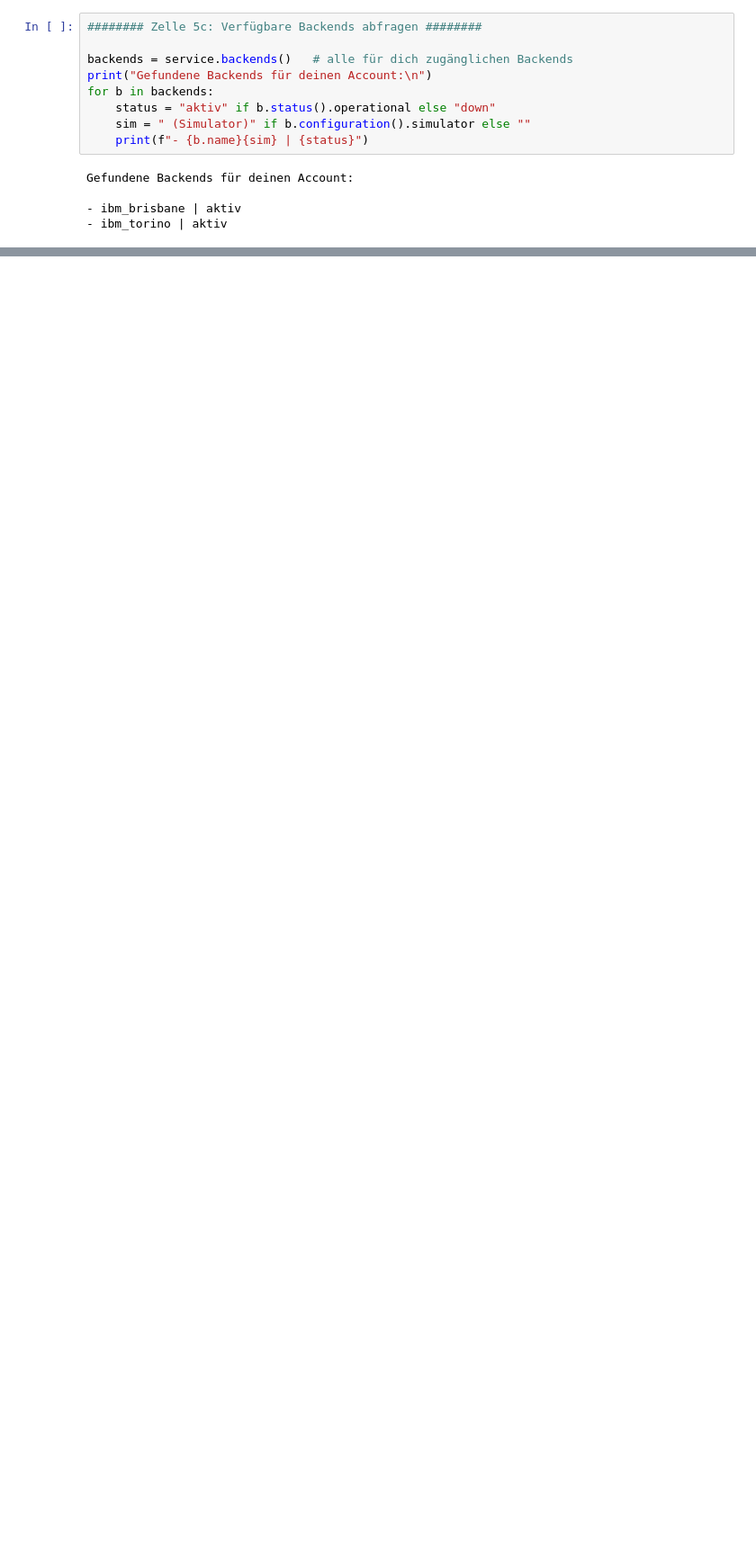
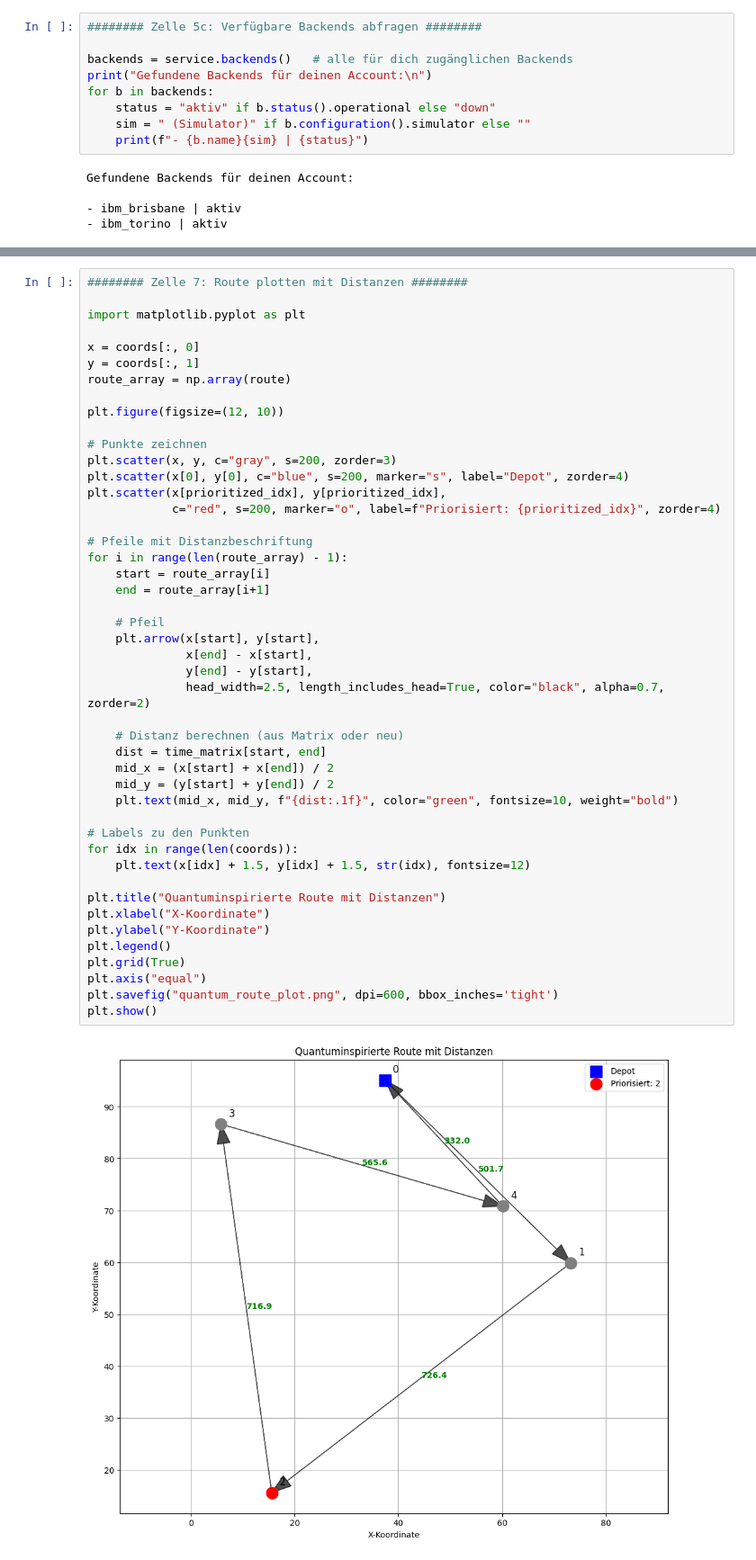
Before and after one commit to Qbannes/Praktikum_Daten-_und_Prozessanalyse, a Jupyter notebook: Python_JNotebook/Qiskit/SmallerRoutingOnIBM.ipynb, the cells around one changed output, grey strips where cells are left out. Shown at 90% size. Cells and saved outputs as stored; diff of their text form; blank space fills up the shorter version.

```diff
--- a/Python_JNotebook/Qiskit/SmallerRoutingOnIBM.ipynb
+++ b/Python_JNotebook/Qiskit/SmallerRoutingOnIBM.ipynb
@@ -239,0 +357,48 @@ AttributeError: 'DataBin' object has no attribute 'meas'
+# %%
+######## Zelle 7: Route plotten mit Distanzen ########
+
+import matplotlib.pyplot as plt
+
+x = coords[:, 0]
+y = coords[:, 1]
+route_array = np.array(route)
+
+plt.figure(figsize=(12, 10))
+
+# Punkte zeichnen
+plt.scatter(x, y, c="gray", s=200, zorder=3)
+plt.scatter(x[0], y[0], c="blue", s=200, marker="s", label="Depot", zorder=4)
+plt.scatter(x[prioritized_idx], y[prioritized_idx],
+            c="red", s=200, marker="o", label=f"Priorisiert: {prioritized_idx}", zorder=4)
+
+# Pfeile mit Distanzbeschriftung
+for i in range(len(route_array) - 1):
+    start = route_array[i]
+    end = route_array[i+1]
+
+    # Pfeil
+    plt.arrow(x[start], y[start],
+              x[end] - x[start],
+              y[end] - y[start],
+              head_width=2.5, length_includes_head=True, color="black", alpha=0.7, zorder=2)
+
+    # Distanz berechnen (aus Matrix oder neu)
+    dist = time_matrix[start, end]
+    mid_x = (x[start] + x[end]) / 2
+    mid_y = (y[start] + y[end]) / 2
+    plt.text(mid_x, mid_y, f"{dist:.1f}", color="green", fontsize=10, weight="bold")
+
+# Labels zu den Punkten
+for idx in range(len(coords)):
+    plt.text(x[idx] + 1.5, y[idx] + 1.5, str(idx), fontsize=12)
+
+plt.title("Quantuminspirierte Route mit Distanzen")
+plt.xlabel("X-Koordinate")
+plt.ylabel("Y-Koordinate")
+plt.legend()
+plt.grid(True)
+plt.axis("equal")
+plt.savefig("quantum_route_plot.png", dpi=600, bbox_inches='tight')
+plt.show()
+# %% [output]
+[figure, added]
```
Also changed, not shown: parts of 8 cells of this notebook, 5 other files.
